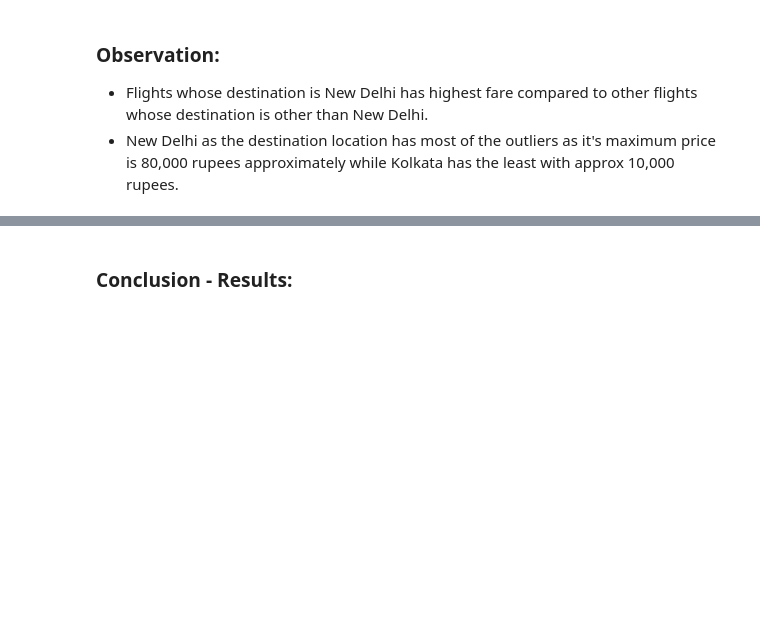
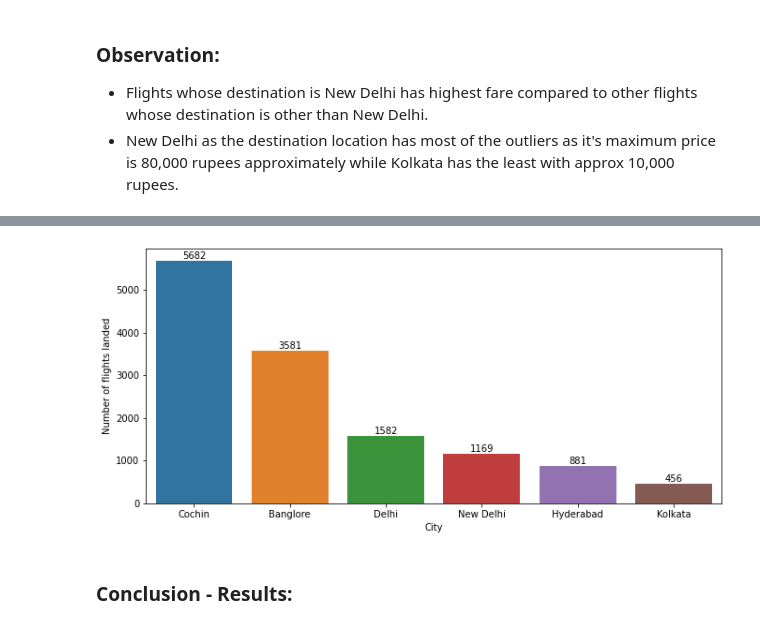
Before and after one commit to kirandhasade/flight_code_analysis, a Jupyter notebook: flight_prediction.ipynb, the cells around one changed output, grey strips where cells are left out. Saved outputs shown, nothing was run; the diff lists cells and outputs as text; code cells hidden in the pictures; blank space fills up the shorter version.

```diff
--- a/flight_prediction.ipynb
+++ b/flight_prediction.ipynb
@@ -423,0 +439,2 @@ Name: source, dtype: int64
+# %%
+popular_destination_city=analysis_df["destination"].value_counts().reset_index(name="no_flights_landed")
@@ -424,3 +451,11 @@ Name: source, dtype: int64
+# %%
+plt.figure(figsize=(11,5))
+ax = sns.barplot(x = 'index', y =popular_destination_city['no_flights_landed'], data=popular_destination_city)
+ax = ax.bar_label(ax.containers[0])
+city=plt.xlabel('City')
+city=plt.ylabel('Number of flights landed')
+# %% [output]
+[figure, added]
 # %% [markdown]
 ### Conclusion - Results:
 # %% [markdown]
```
Also changed, not shown: parts of 11 cells of this notebook.
